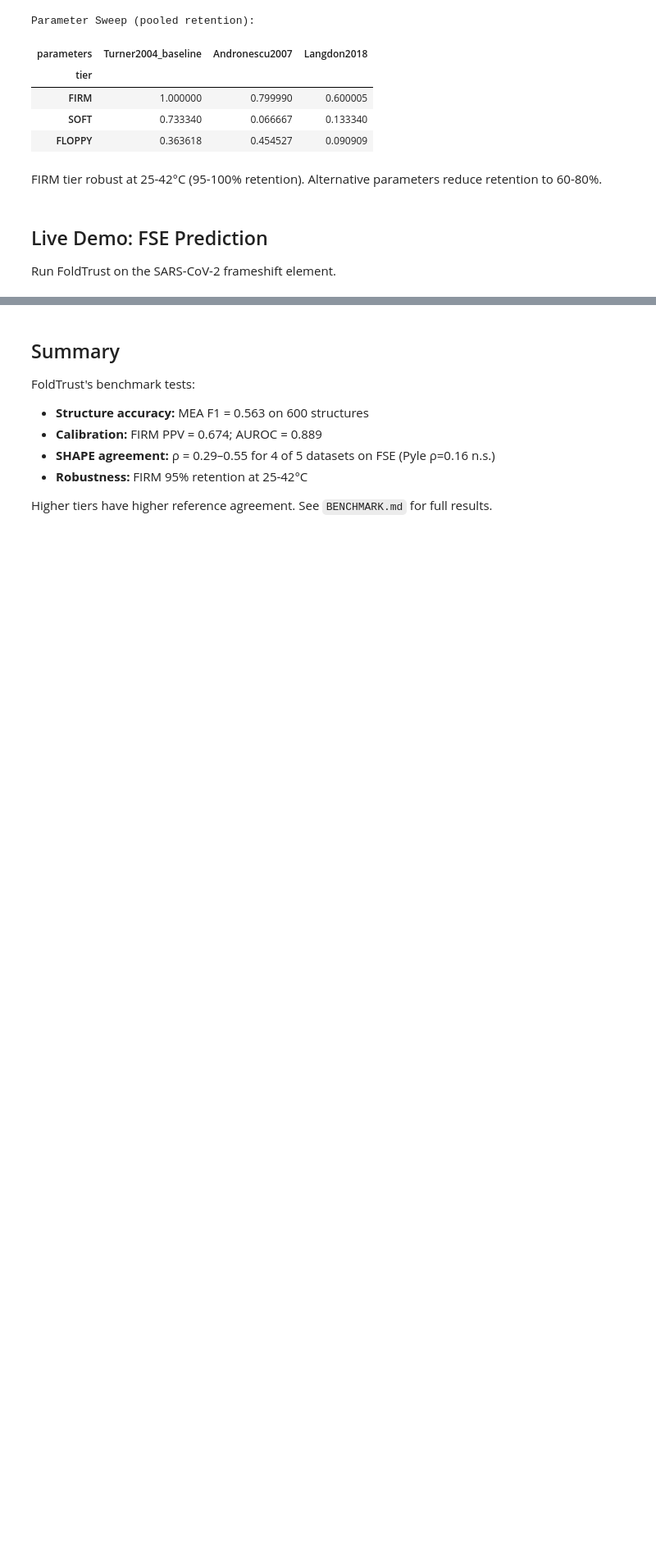
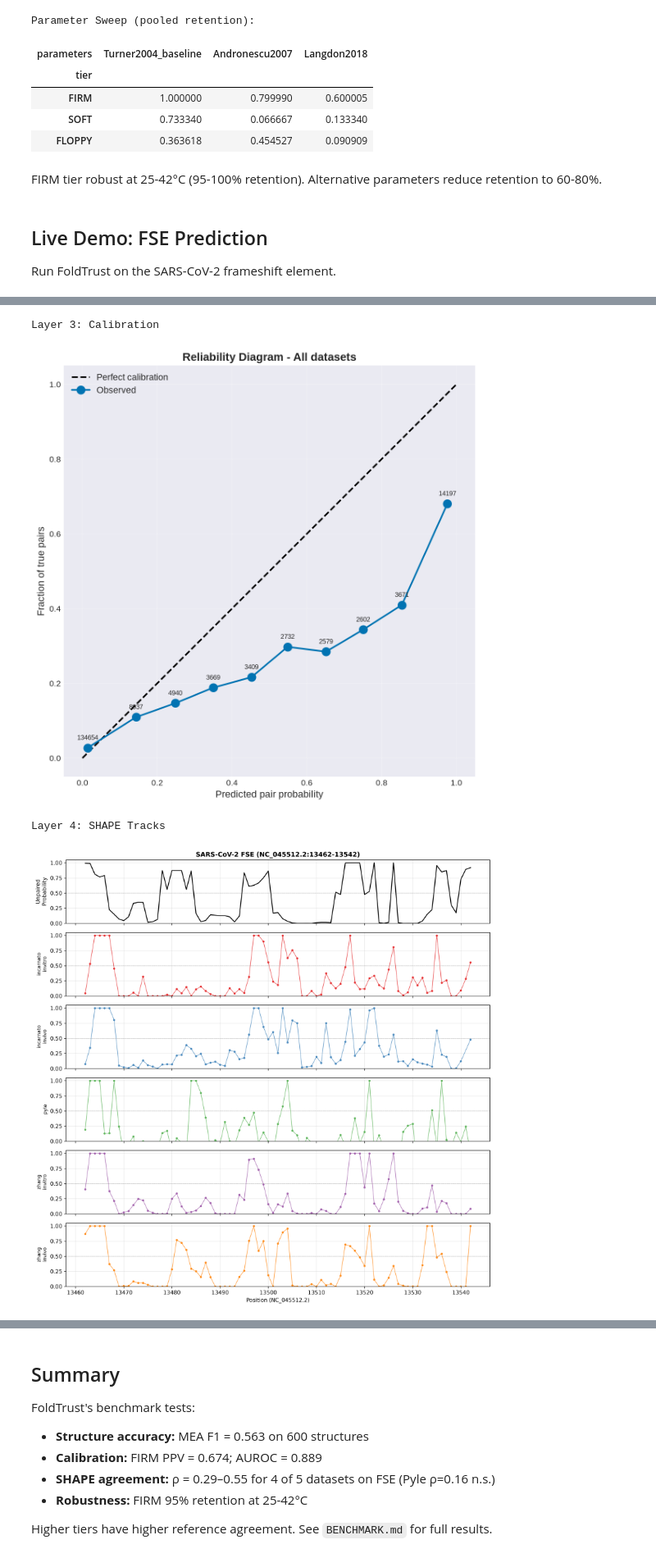
Before and after one commit to kanekalla/foldtrust, a Jupyter notebook: docs/notebooks/benchmark_walkthrough.ipynb, the cells around one changed output, grey strips where cells are left out. Shown at 82% size. Drawn from its saved outputs; the diff is of its cells as text; code cells hidden in the pictures; blank space fills up the shorter version.

```diff
--- a/docs/notebooks/benchmark_walkthrough.ipynb
+++ b/docs/notebooks/benchmark_walkthrough.ipynb
@@ -202,0 +217,17 @@ plt.show()
+# %%
+# Display key benchmark figures
+from IPython.display import Image, display
+
+print("Layer 3: Calibration")
+display(Image('../../benchmarks/outputs/figures/layer3_reliability_diagram.png', width=700))
+
+print("\nLayer 4: SHAPE Tracks")
+display(Image('../../benchmarks/outputs/figures/layer4_shape_tracks.png', width=700))
+
+print("\nLayer 5: Temperature Retention")
+display(Image('../../benchmarks/outputs/figures/layer5_temperature_retention.png', width=700))
+# %% [output]
+Layer 3: Calibration
+[figure, added]
+Layer 4: SHAPE Tracks
+[figure, added]
```
Also changed, not shown: parts of 7 cells of this notebook.
